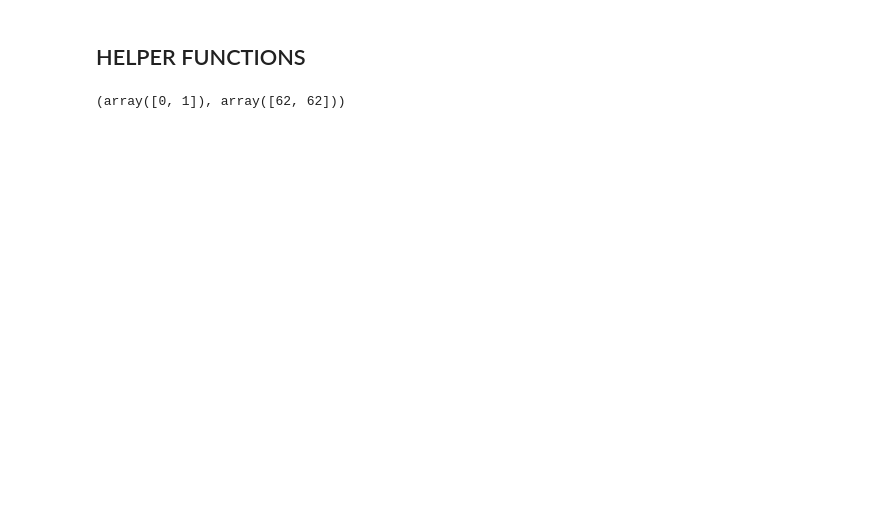
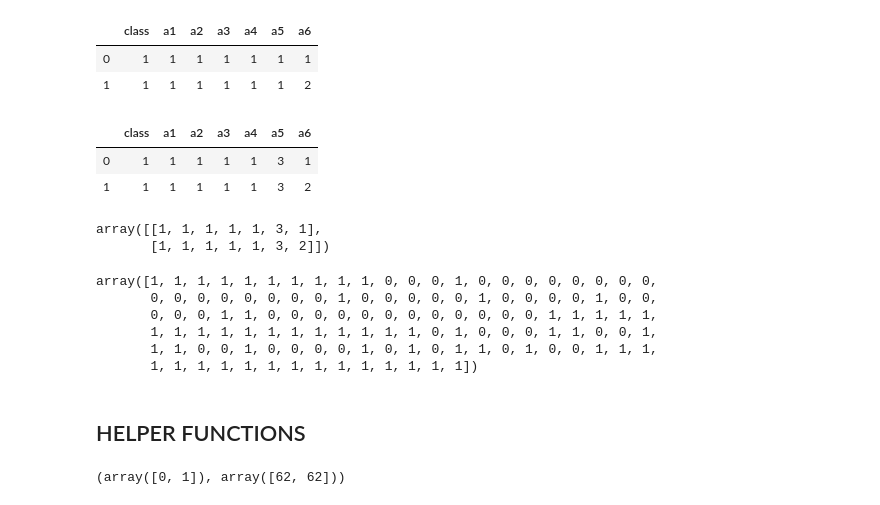
Before and after one commit to topgyalgurung/capstone-project-ml, a Jupyter notebook: decision-tree/decision-monk.ipynb, the cells around one changed output. Drawn from its saved outputs; the diff is of its cells as text; code cells hidden in the pictures; blank space fills up the shorter version.

```diff
--- a/decision-tree/decision-monk.ipynb
+++ b/decision-tree/decision-monk.ipynb
@@ -13,25 +11,54 @@ monk1_train=pd.read_csv("/Users/topgyalgurung/Desktop/monk-dataset/train1.csv")
 monk2_train=pd.read_csv("/Users/topgyalgurung/Desktop/monk-dataset/train2.csv")
 monk3_train=pd.read_csv("/Users/topgyalgurung/Desktop/monk-dataset/train3.csv")
 # test_set
-monk1_test=pd.read_csv("/Users/topgyalgurung/Desktop/monk-dataset/test1.csv", header=None)
-monk2_test=pd.read_csv("/Users/topgyalgurung/Desktop/monk-dataset/test2.csv", header=None)
-monk3_test=pd.read_csv("/Users/topgyalgurung/Desktop/monk-dataset/test3.csv", header=None)
+monk1_test=pd.read_csv("/Users/topgyalgurung/Desktop/monk-dataset/test1.csv")
+monk2_test=pd.read_csv("/Users/topgyalgurung/Desktop/monk-dataset/test2.csv")
+monk3_test=pd.read_csv("/Users/topgyalgurung/Desktop/monk-dataset/test3.csv")
+
+# monk3_test=pd.read_csv("/Users/topgyalgurung/Desktop/monk-dataset/test3.csv", header=None)
 # %%
+# drop Id
 monk1_train=monk1_train.drop("Id", axis=1)
 monk2_train=monk2_train.drop("Id",axis=1)
 monk3_train=monk3_train.drop("Id",axis=1)
 
-monk1_test=monk1_test.drop([7],axis=1)
-monk2_test=monk2_test.drop([7],axis=1)
-monk3_test=monk3_test.drop([7],axis=1)
+monk1_test=monk1_test.drop("Id",axis=1)
+monk2_test=monk2_test.drop("Id",axis=1)
+monk3_test=monk3_test.drop("Id",axis=1)
+# monk3_test=monk3_test.drop([7],axis=1)
+# %%
+monk1_test.head(2)
+# %% [output]
+|  | class | a1 | a2 | a3 | a4 | a5 | a6 |
+| 0 | 1 | 1 | 1 | 1 | 1 | 1 | 1 |
+| 1 | 1 | 1 | 1 | 1 | 1 | 1 | 2 |
 # %%
 # dataframe into numpy array
 monk1_data=monk1_train.values
 monk2_data=monk2_train.values
 monk3_data=monk3_train.values
 # %%
-#data[:2]  # print first 2 rows
-#data[:,0] # print first class data
+# pandas dataframe
+monk1_train.head(2) # print first 2 rows
+# %% [output]
+|  | class | a1 | a2 | a3 | a4 | a5 | a6 |
+| 0 | 1 | 1 | 1 | 1 | 1 | 3 | 1 |
+| 1 | 1 | 1 | 1 | 1 | 1 | 3 | 2 |
+# %%
+# numpy 2d array
+monk1_data[:2]  # print first 2 rows
+# %% [output]
+array([[1, 1, 1, 1, 1, 3, 1],
+       [1, 1, 1, 1, 1, 3, 2]])
+# %%
+monk1_data[:,0] # print first class data (first column)
+# %% [output]
+array([1, 1, 1, 1, 1, 1, 1, 1, 1, 1, 0, 0, 0, 1, 0, 0, 0, 0, 0, 0, 0, 0,
+       0, 0, 0, 0, 0, 0, 0, 0, 1, 0, 0, 0, 0, 0, 1, 0, 0, 0, 0, 1, 0, 0,
+       0, 0, 0, 1, 1, 0, 0, 0, 0, 0, 0, 0, 0, 0, 0, 0, 0, 1, 1, 1, 1, 1,
+       1, 1, 1, 1, 1, 1, 1, 1, 1, 1, 1, 1, 0, 1, 0, 0, 0, 1, 1, 0, 0, 1,
+       1, 1, 0, 0, 1, 0, 0, 0, 0, 1, 0, 1, 0, 1, 1, 0, 1, 0, 0, 1, 1, 1,
+       1, 1, 1, 1, 1, 1, 1, 1, 1, 1, 1, 1, 1, 1])
 # %% [markdown]
 ## HELPER FUNCTIONS
 # %%
```
Also changed, not shown: parts of 65 cells of this notebook, 2 other files.
